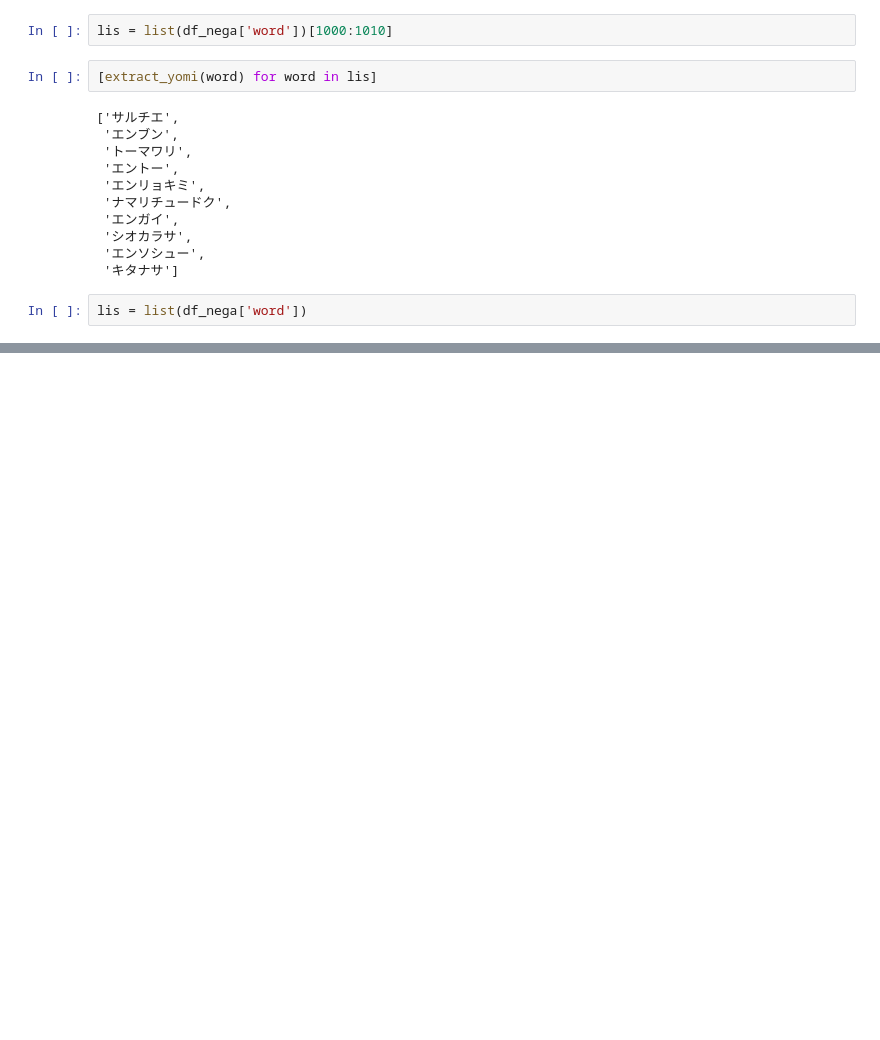
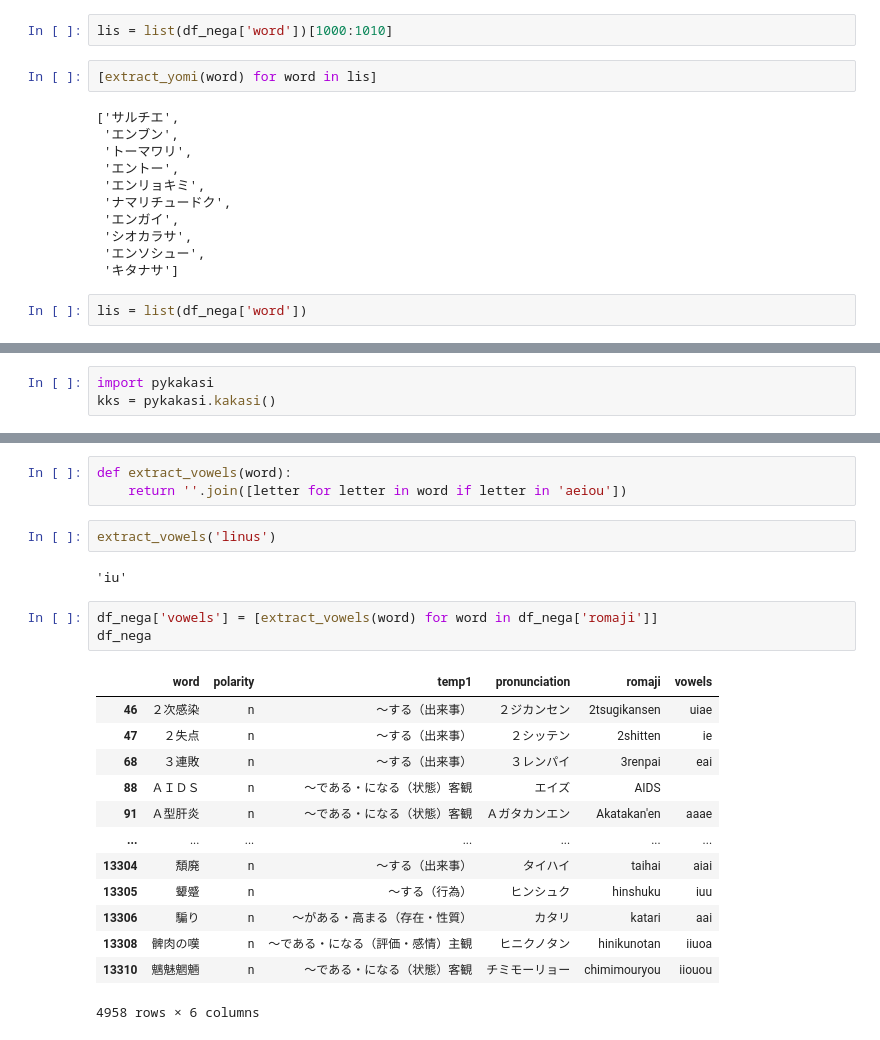
Before and after one commit to Linus-MK/fragments_for_blog, a Jupyter notebook: polarity_rhyme.ipynb, the cells around one changed output, grey strips where cells are left out. Drawn from its saved outputs; the diff is of its cells as text; blank space fills up the shorter version.

```diff
--- a/polarity_rhyme.ipynb
+++ b/polarity_rhyme.ipynb
@@ -125,0 +121,3 @@ See the caveats in the documentation: https://pandas.pydata.org/pandas-docs/stab
+# %%
+import pykakasi
+kks = pykakasi.kakasi()
@@ -125,0 +149,24 @@ See the caveats in the documentation: https://pandas.pydata.org/pandas-docs/stab
+# %%
+def extract_vowels(word):
+    return ''.join([letter for letter in word if letter in 'aeiou'])
+# %%
+extract_vowels('linus')
+# %% [output]
+'iu'
+# %%
+df_nega['vowels'] = [extract_vowels(word) for word in df_nega['romaji']]
+df_nega
+# %% [output]
+|  | word | polarity | temp1 | pronunciation | romaji | vowels |
+| 46 | ２次感染 | n | 〜する（出来事） | ２ジカンセン | 2tsugikansen | uiae |
+| 47 | ２失点 | n | 〜する（出来事） | ２シッテン | 2shitten | ie |
+| 68 | ３連敗 | n | 〜する（出来事） | ３レンパイ | 3renpai | eai |
+| 88 | ＡＩＤＳ | n | 〜である・になる（状態）客観 | エイズ | AIDS |  |
+| 91 | Ａ型肝炎 | n | 〜である・になる（状態）客観 | Ａガタカンエン | Akatakan'en | aaae |
+| ... | ... | ... | ... | ... | ... | ... |
+| 13304 | 頽廃 | n | 〜する（出来事） | タイハイ | taihai | aiai |
+| 13305 | 顰蹙 | n | 〜する（行為） | ヒンシュク | hinshuku | iuu |
+| 13306 | 騙り | n | 〜がある・高まる（存在・性質） | カタリ | katari | aai |
+| 13308 | 髀肉の嘆 | n | 〜である・になる（評価・感情）主観 | ヒニクノタン | hinikunotan | iiuoa |
+| 13310 | 魑魅魍魎 | n | 〜である・になる（状態）客観 | チミモーリョー | chimimouryou | iiouou |
+4958 rows × 6 columns
```
Also changed, not shown: parts of 8 cells of this notebook.
